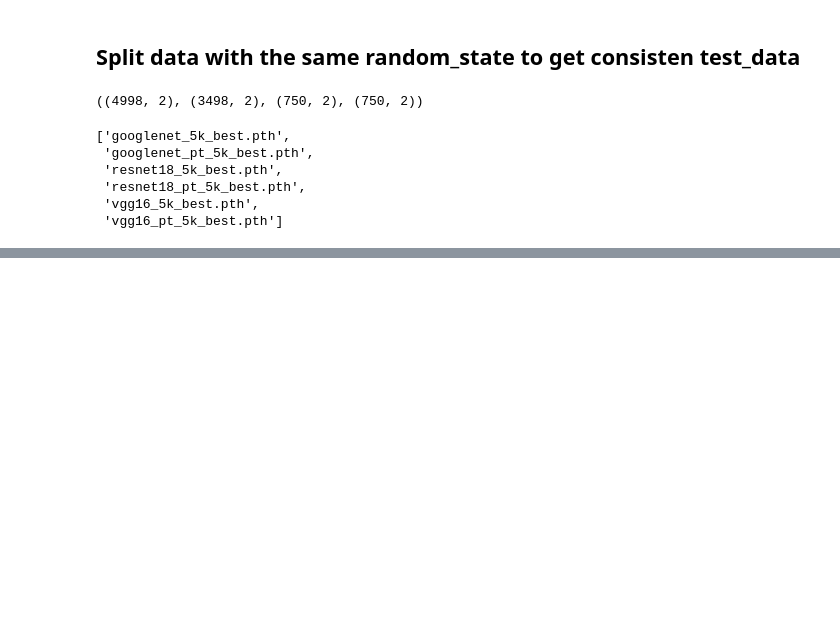
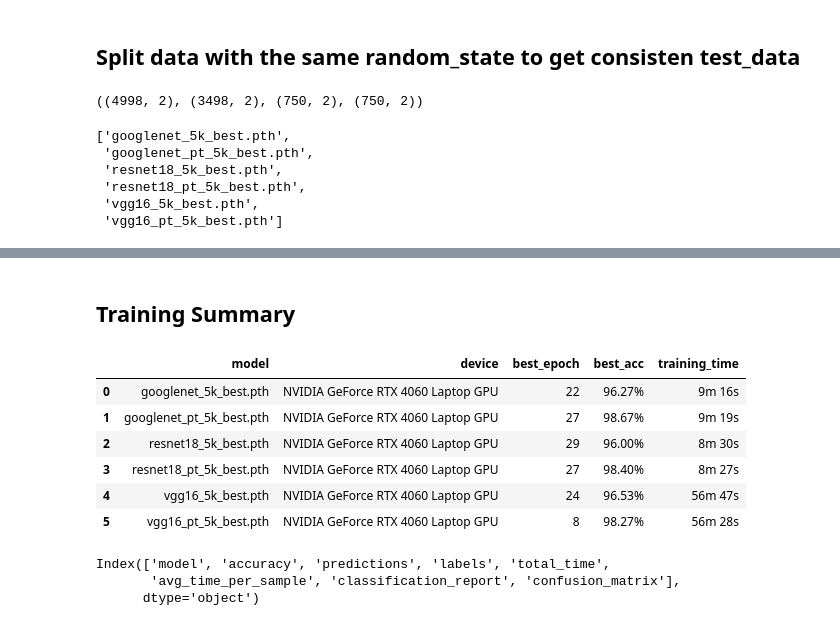
Before and after one commit to budikawira/gender-classification, a Jupyter notebook: gender_classification_evaluation.ipynb, the cells around one changed output, grey strips where cells are left out. Saved outputs shown, nothing was run; the diff lists cells and outputs as text; code cells hidden in the pictures; blank space fills up the shorter version.

```diff
--- a/gender_classification_evaluation.ipynb
+++ b/gender_classification_evaluation.ipynb
@@ -436,0 +432,40 @@ accuracy, all_preds, all_labels, total_time, avg_time_per_sample = evaluate_mode
+# %% [markdown]
+## Training Summary
+# %%
+all_summaries = []
+
+for model_name in model_names:
+    model_sum_path = os.path.join(eval_path, model_name + '_train_sum.csv')
+    if not os.path.exists(model_sum_path):
+        raise FileNotFoundError(f"Training summary not found: {model_sum_path}. Please run model training first.")
+
+    df_sum = pd.read_csv(model_sum_path)
+
+    all_summaries.append(df_sum)
+
+# Combine all summaries into one DataFrame
+df_combined = pd.concat(all_summaries, ignore_index=True)
+df_combined['training_time'] = df_combined['time_elapsed'].apply(
+    lambda x: f"{int(x // 60)}m {int(x % 60)}s"
+)
+
+df_clean = df_combined.drop(columns=["Unnamed: 0", "time_elapsed"])
+df_clean["best_acc"] = df_clean["best_acc"].map("{:.2%}".format)
+
+df_clean
+# %% [output]
+|  | model | device | best_epoch | best_acc | training_time |
+| 0 | googlenet_5k_best.pth | NVIDIA GeForce RTX 4060 Laptop GPU | 22 | 96.27% | 9m 16s |
+| 1 | googlenet_pt_5k_best.pth | NVIDIA GeForce RTX 4060 Laptop GPU | 27 | 98.67% | 9m 19s |
+| 2 | resnet18_5k_best.pth | NVIDIA GeForce RTX 4060 Laptop GPU | 29 | 96.00% | 8m 30s |
+| 3 | resnet18_pt_5k_best.pth | NVIDIA GeForce RTX 4060 Laptop GPU | 27 | 98.40% | 8m 27s |
+| 4 | vgg16_5k_best.pth | NVIDIA GeForce RTX 4060 Laptop GPU | 24 | 96.53% | 56m 47s |
+| 5 | vgg16_pt_5k_best.pth | NVIDIA GeForce RTX 4060 Laptop GPU | 8 | 98.27% | 56m 28s |
+# %%
+df_eval = pd.DataFrame(eval_results)
+
+df_eval.columns
+# %% [output]
+Index(['model', 'accuracy', 'predictions', 'labels', 'total_time',
+       'avg_time_per_sample', 'classification_report', 'confusion_matrix'],
+      dtype='object')
```
Also changed, not shown: parts of 24 cells of this notebook, 1 other file.
